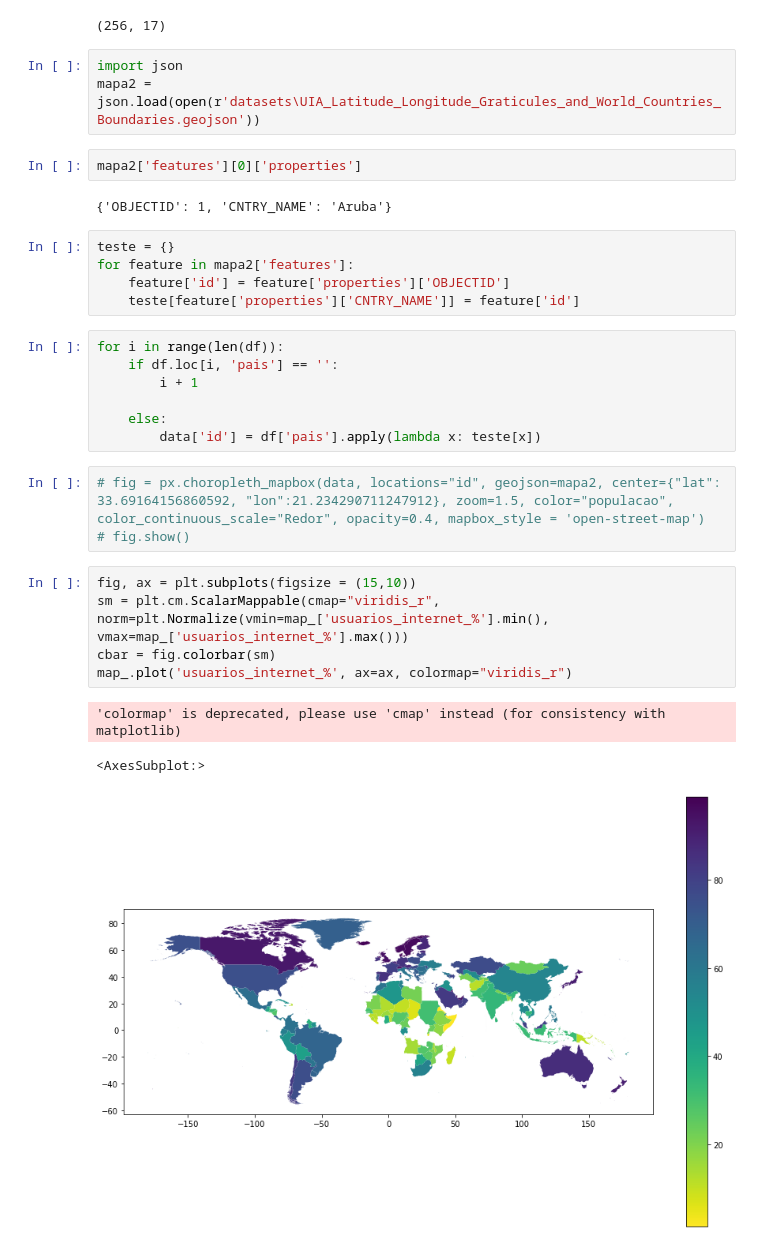
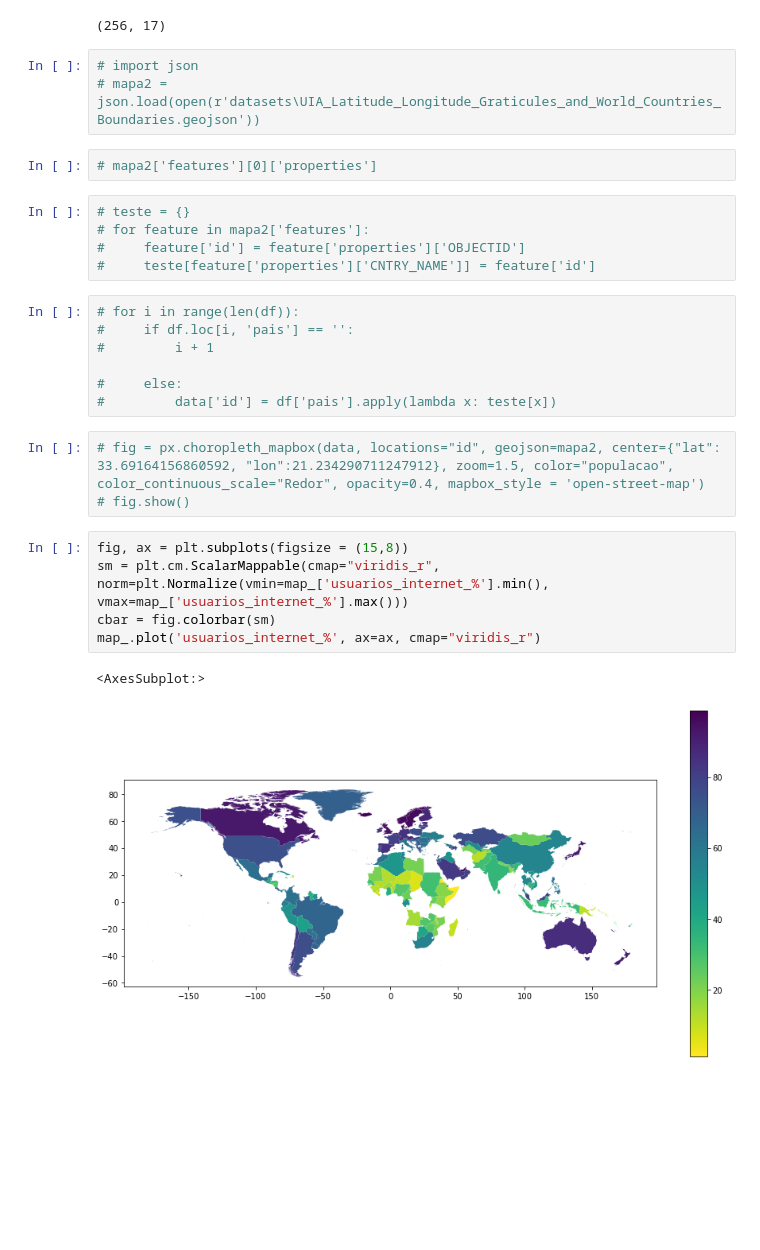
Before and after one commit to maafinotti/o_acesso_a_internet_no_mundo, a Jupyter notebook: mapa.ipynb, the cells around one changed output. Cells and saved outputs as stored; diff of their text form; blank space fills up the shorter version.

```diff
--- a/mapa.ipynb
+++ b/mapa.ipynb
@@ -43,33 +44,30 @@ map_.shape
 # %% [output]
 (256, 17)
 # %%
-import json
-mapa2 = json.load(open(r'datasets\UIA_Latitude_Longitude_Graticules_and_World_Countries_Boundaries.geojson'))
+# import json
+# mapa2 = json.load(open(r'datasets\UIA_Latitude_Longitude_Graticules_and_World_Countries_Boundaries.geojson'))
 # %%
-mapa2['features'][0]['properties']
+# mapa2['features'][0]['properties']
-# %% [output]
-{'OBJECTID': 1, 'CNTRY_NAME': 'Aruba'}
 # %%
-teste = {}
-for feature in mapa2['features']:
-    feature['id'] = feature['properties']['OBJECTID']
-    teste[feature['properties']['CNTRY_NAME']] = feature['id']
+# teste = {}
+# for feature in mapa2['features']:
+#     feature['id'] = feature['properties']['OBJECTID']
+#     teste[feature['properties']['CNTRY_NAME']] = feature['id']
 # %%
-for i in range(len(df)):
-    if df.loc[i, 'pais'] == '':
-        i + 1
+# for i in range(len(df)):
+#     if df.loc[i, 'pais'] == '':
+#         i + 1
 
-    else:
-        data['id'] = df['pais'].apply(lambda x: teste[x])
+#     else:
+#         data['id'] = df['pais'].apply(lambda x: teste[x])
 # %%
 # fig = px.choropleth_mapbox(data, locations="id", geojson=mapa2, center={"lat": 33.69164156860592, "lon":21.234290711247912}, zoom=1.5, color="populacao", color_continuous_scale="Redor", opacity=0.4, mapbox_style = 'open-street-map')
 # fig.show()
 # %%
-fig, ax = plt.subplots(figsize = (15,10))
+fig, ax = plt.subplots(figsize = (15,8))
 sm = plt.cm.ScalarMappable(cmap="viridis_r", norm=plt.Normalize(vmin=map_['usuarios_internet_%'].min(), vmax=map_['usuarios_internet_%'].max()))
 cbar = fig.colorbar(sm)
-map_.plot('usuarios_internet_%', ax=ax, colormap="viridis_r")
+map_.plot('usuarios_internet_%', ax=ax, cmap="viridis_r")
 # %% [output]
-'colormap' is deprecated, please use 'cmap' instead (for consistency with matplotlib)
+<AxesSubplot:>
-<AxesSubplot:>
-[figure, old version]
+[figure, new version]
```
Also changed, not shown: parts of 5 cells of this notebook, 6 other files.
